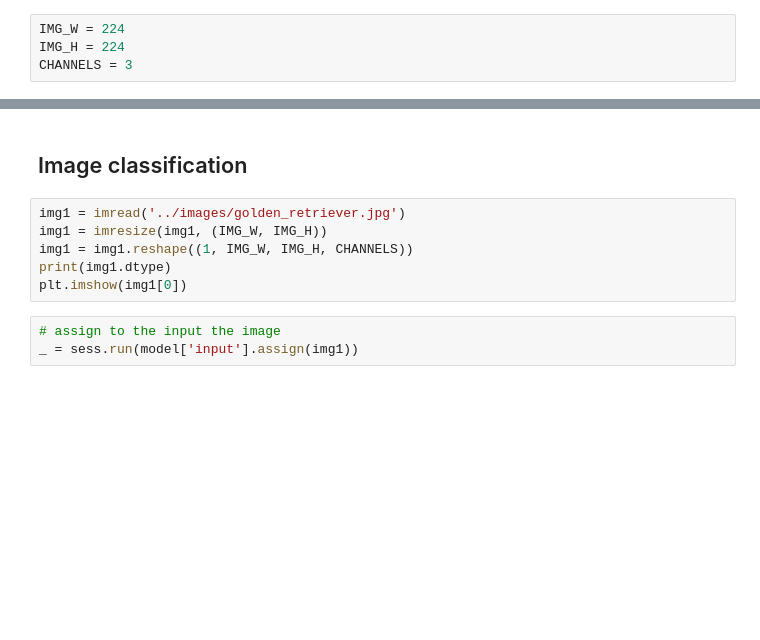
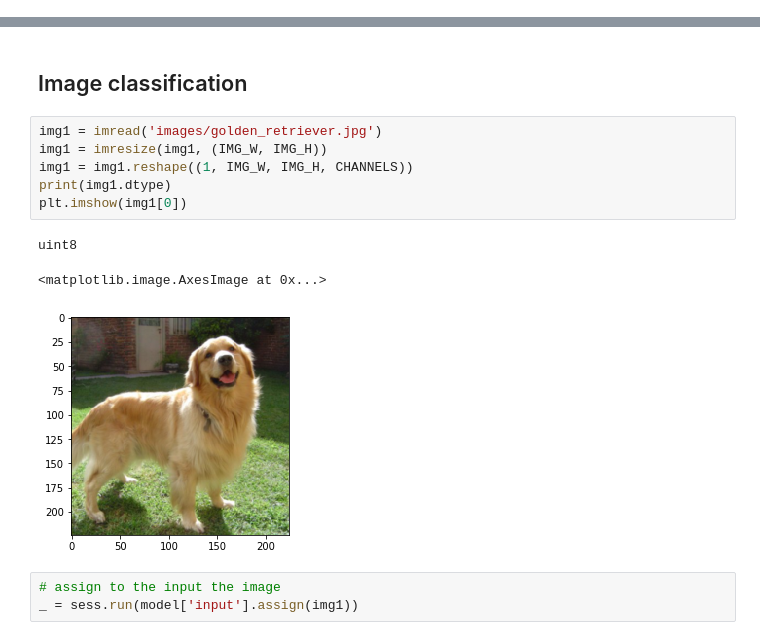
Before and after one commit to JGuillaumin/style-transfer-workshop, a Jupyter notebook: 0.1_VGG_construction.ipynb, the cells around one changed output, grey strips where cells are left out. Saved outputs shown, nothing was run; the diff lists cells and outputs as text; blank space fills up the shorter version.

```diff
--- a/0.1_VGG_construction.ipynb
+++ b/0.1_VGG_construction.ipynb
@@ -39,4 +33,0 @@ tf.gfile.MakeDirs(logs_path)
-# %%
-IMG_W = 224
-IMG_H = 224
-CHANNELS = 3
@@ -226,11 +241,15 @@ writer = tf.summary.FileWriter(logs_path, sess.graph)
 # %% [markdown]
 ## Image classification
 # %%
-img1 = imread('../images/golden_retriever.jpg')
+img1 = imread('images/golden_retriever.jpg')
 img1 = imresize(img1, (IMG_W, IMG_H))
 img1 = img1.reshape((1, IMG_W, IMG_H, CHANNELS))
 print(img1.dtype)
 plt.imshow(img1[0])
+# %% [output]
+uint8
+<matplotlib.image.AxesImage at 0x...>
+[figure, added]
 # %%
 # assign to the input the image
 _ = sess.run(model['input'].assign(img1))
```
Also changed, not shown: parts of 22 cells of this notebook, 6 other files.
